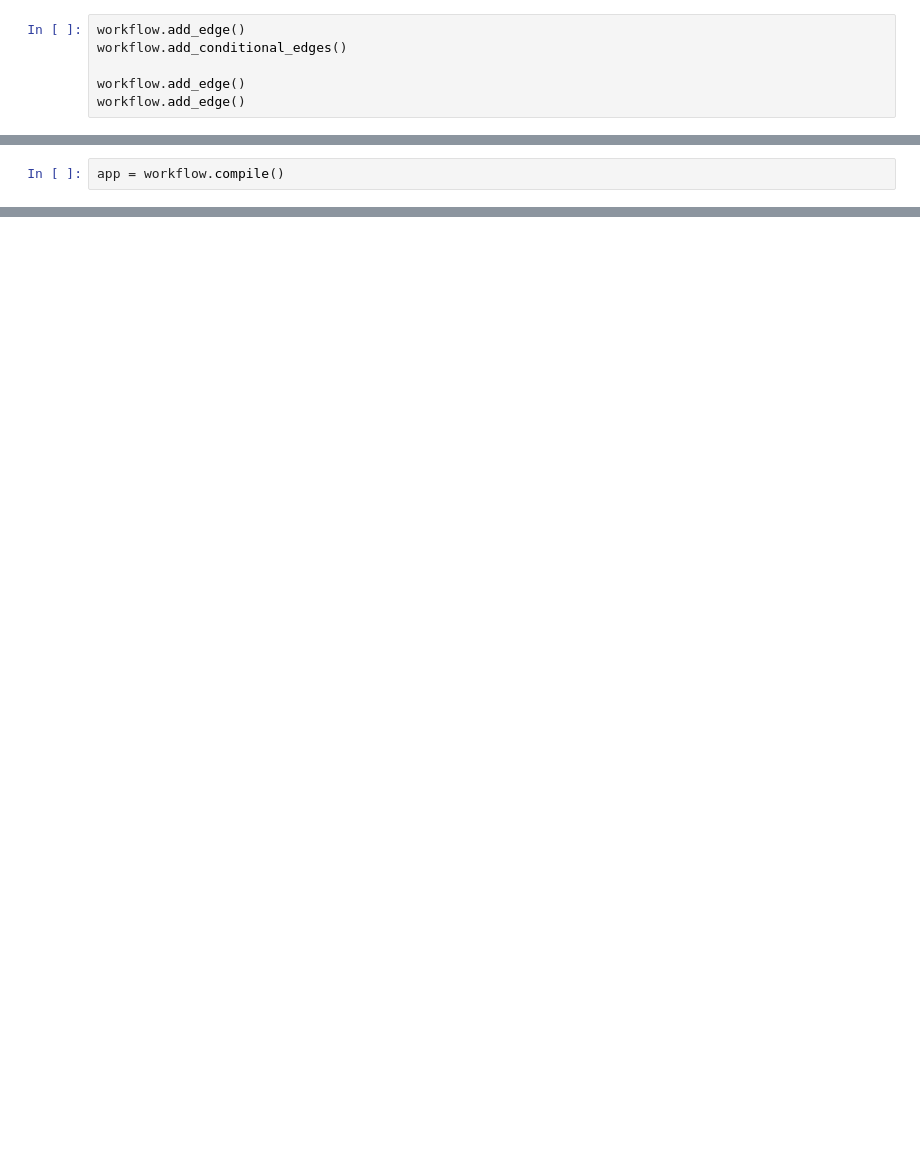
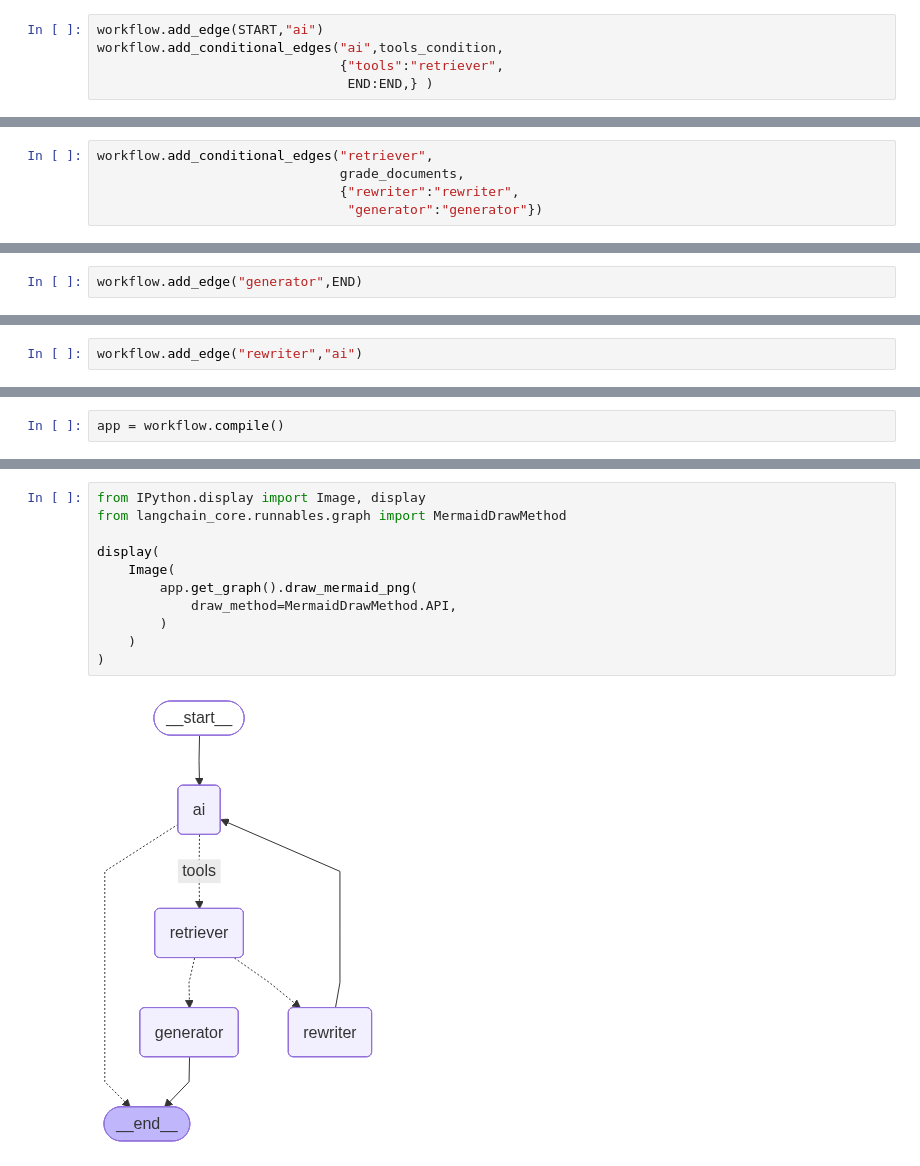
Before and after one commit to DevSahuIit/Agentic-AI-TUT, a Jupyter notebook: langgraph_tut/agentic_rag.ipynb, the cells around one changed output, grey strips where cells are left out. Saved outputs shown, nothing was run; the diff lists cells and outputs as text; blank space fills up the shorter version.

Commit message:
completed the entire edge flow and app finished

```diff
--- a/langgraph_tut/agentic_rag.ipynb
+++ b/langgraph_tut/agentic_rag.ipynb
@@ -146,8 +202,7 @@ workflow.add_node("generate",generate)
 # %% [output]
 <langgraph.graph.state.StateGraph at 0x...>
 # %%
-workflow.add_edge()
-workflow.add_conditional_edges()
-
-workflow.add_edge()
-workflow.add_edge()
+workflow.add_edge(START,"ai")
+workflow.add_conditional_edges("ai",tools_condition,
+                               {"tools":"retriever",
+                                END:END,} )
@@ -153,0 +211,5 @@ workflow.add_edge()
+# %%
+workflow.add_conditional_edges("retriever",
+                               grade_documents,
+                               {"rewriter":"rewriter",
+                                "generator":"generator"})
@@ -153,0 +218,2 @@ workflow.add_edge()
+# %%
+workflow.add_edge("generator",END)
@@ -153,0 +222,2 @@ workflow.add_edge()
+# %%
+workflow.add_edge("rewriter","ai")
@@ -155,0 +246,13 @@ app = workflow.compile()
+# %%
+from IPython.display import Image, display
+from langchain_core.runnables.graph import MermaidDrawMethod
+
+display(
+    Image(
+        app.get_graph().draw_mermaid_png(
+            draw_method=MermaidDrawMethod.API,
+        )
+    )
+)
+# %% [output]
+[figure, added]
```
Also changed, not shown: parts of 8 cells of this notebook.
